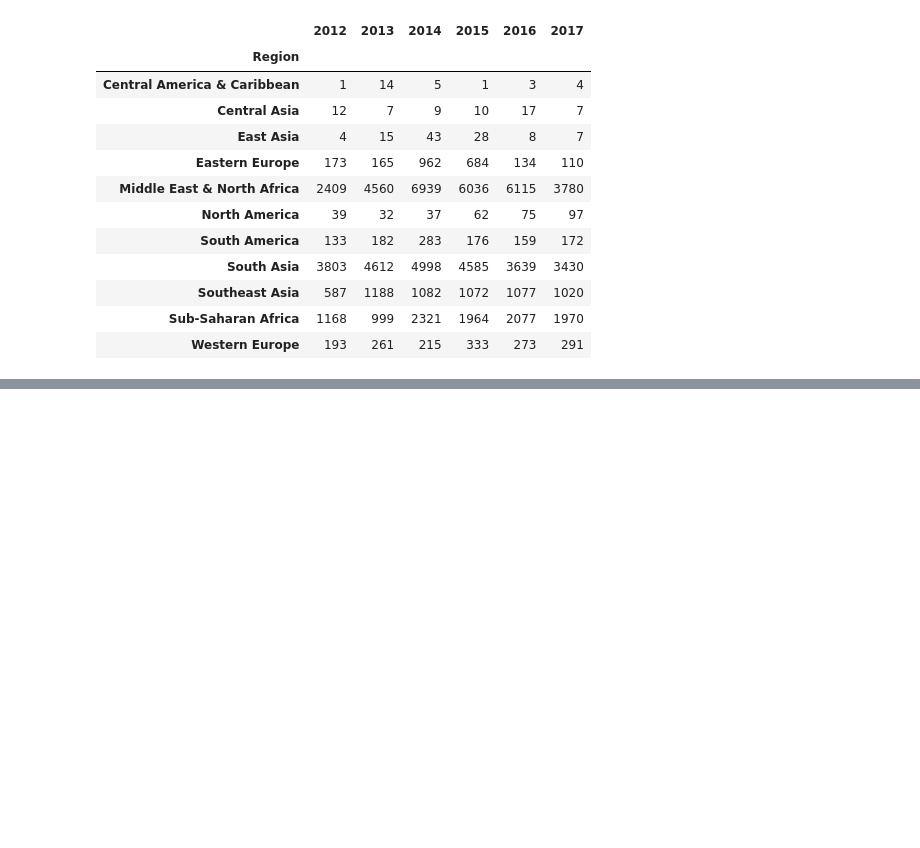
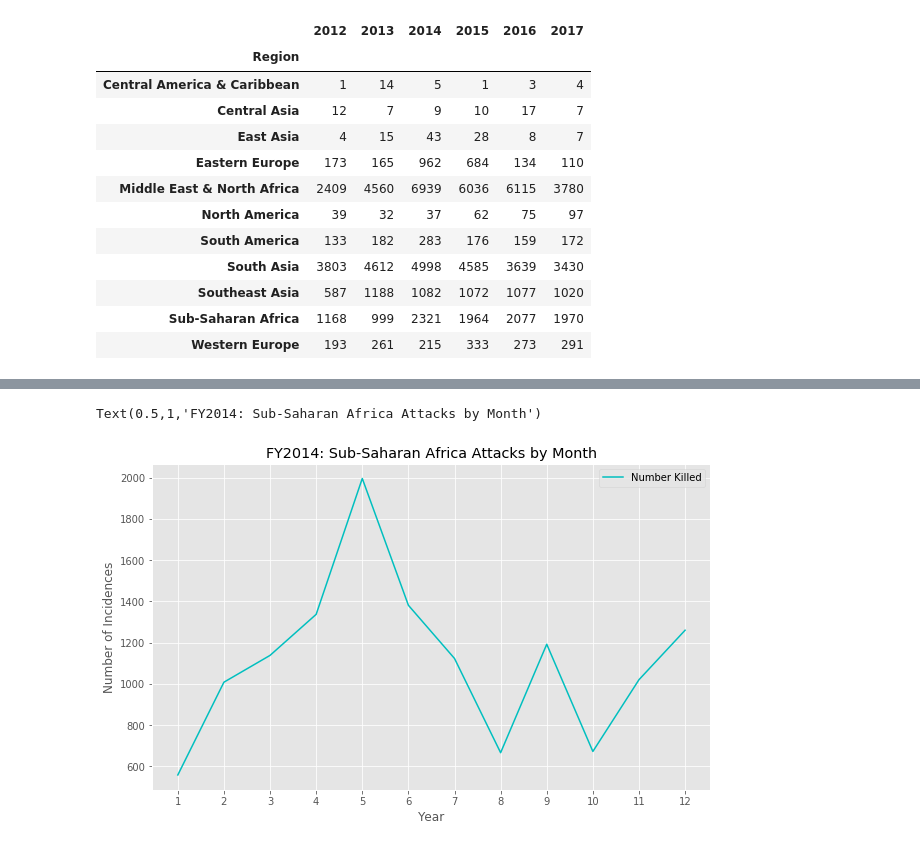
Before and after one commit to kristen-hyman/Group_Project, a Jupyter notebook: kristen_file.ipynb, the cells around one changed output, grey strips where cells are left out. Drawn from its saved outputs; the diff is of its cells as text; code cells hidden in the pictures; blank space fills up the shorter version.

```diff
--- a/kristen_file.ipynb
+++ b/kristen_file.ipynb
@@ -143,0 +135,16 @@ africabarchart
+# %%
+#Get 2014 Africa data by month, show how many casualities each month.
+newdf = renamed_df[["Year","Month","Region","Number Killed"]]
+onlyafrica = newdf.loc[newdf["Region"] == "Sub-Saharan Africa",:]
+africa2014 = onlyafrica.loc[onlyafrica["Year"] == "2014",:]
+africa2014months = africa2014.groupby("Month").sum()
+africa2014sorted = africa2014months.sort_index(ascending=1)
+africa2014sorted.T
+
+africalinechart = africa2014sorted.plot(figsize=(10,6), color="c", xticks=range(1, 13))
+africalinechart.set_xlabel("Year")
+africalinechart.set_ylabel("Number of Incidences")
+africalinechart.set_title("FY2014: Sub-Saharan Africa Attacks by Month")
+# %% [output]
+Text(0.5,1,'FY2014: Sub-Saharan Africa Attacks by Month')
+[figure, added]
```
Also changed, not shown: parts of 5 cells of this notebook.
